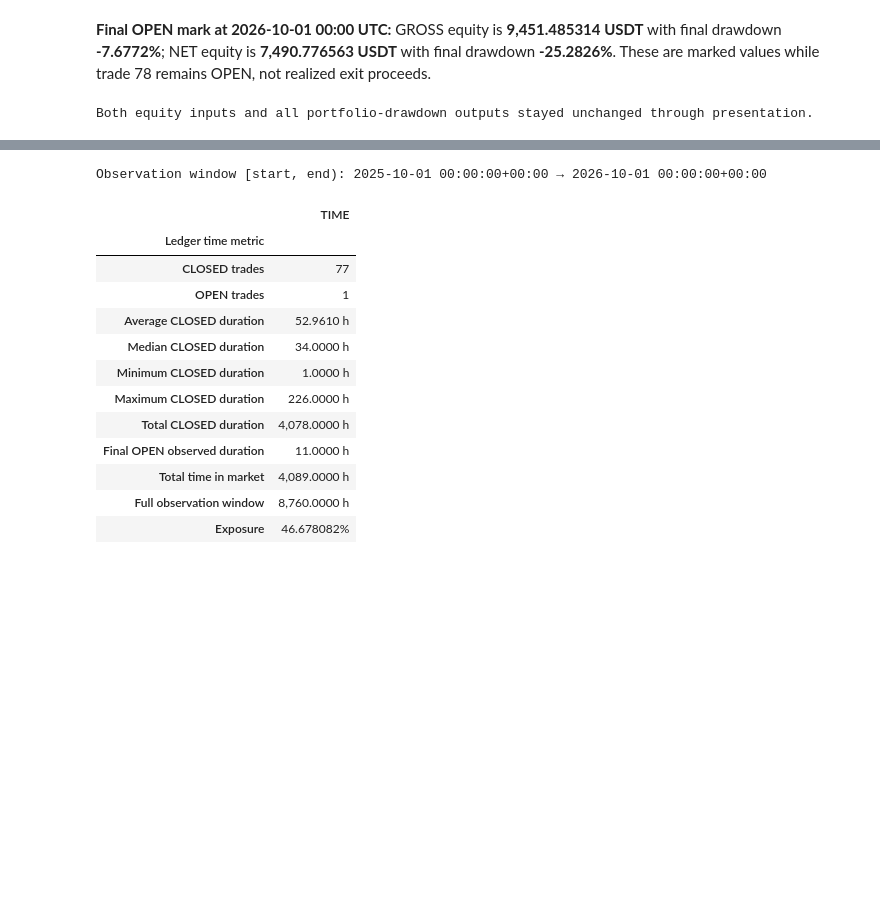
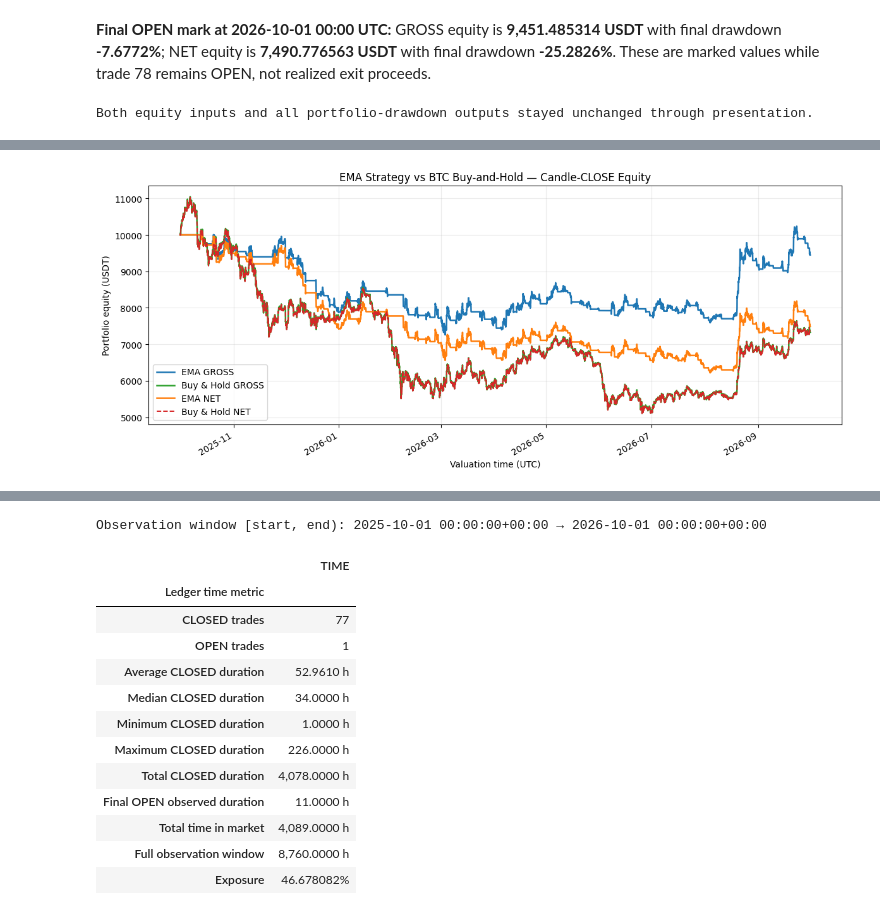
Before and after one commit to puckmandestroyer/trading-lab, a Jupyter notebook: notebooks/03_backtest_review.ipynb, the cells around one changed output, grey strips where cells are left out. Cells and saved outputs as stored; diff of their text form; code cells hidden in the pictures; blank space fills up the shorter version.

Commit message:
Add Stage 5.16 benchmark comparison

```diff
--- a/notebooks/03_backtest_review.ipynb
+++ b/notebooks/03_backtest_review.ipynb
@@ -1346,0 +1442,26 @@ Both equity inputs and all portfolio-drawdown outputs stayed unchanged through p
+# %%
+benchmark_relative = pd.DataFrame({
+    label: {
+        "EMA minus benchmark final equity (USDT)": (
+            benchmark_paths[f"EMA {label}"]["equity"].iloc[-1]
+            - benchmark_paths[f"Buy & Hold {label}"]["equity"].iloc[-1]
+        ),
+        "EMA minus benchmark total return (pp)": 100 * (
+            benchmark_total_returns[f"EMA {label}"] - benchmark_total_returns[f"Buy & Hold {label}"]
+        ),
+    }
+    for label in ["GROSS", "NET"]
+})
+display(benchmark_relative.style.format("{:+,.6f}"))
+display(Markdown(
+    f"Buy-and-Hold ends at **{gross_buy_hold_equity['equity'].iloc[-1]:,.6f} USDT GROSS** "
+    f"(**{benchmark_total_returns['Buy & Hold GROSS']:.6%}**) and "
+    f"**{net_buy_hold_equity['equity'].iloc[-1]:,.6f} USDT NET** "
+    f"(**{benchmark_total_returns['Buy & Hold NET']:.6%}**). "
+    "EMA also loses capital, but ends ahead by "
+    f"**{benchmark_relative.loc['EMA minus benchmark final equity (USDT)', 'GROSS']:,.6f} USDT GROSS** "
+    f"(**{benchmark_relative.loc['EMA minus benchmark total return (pp)', 'GROSS']:.6f} pp**) and "
+    f"**{benchmark_relative.loc['EMA minus benchmark final equity (USDT)', 'NET']:,.6f} USDT NET** "
+    f"(**{benchmark_relative.loc['EMA minus benchmark total return (pp)', 'NET']:.6f} pp**). "
+    "This is a relative advantage in one declining-BTC sample, not an absolute profit or a general claim."
+))
@@ -1346,0 +1480,20 @@ Both equity inputs and all portfolio-drawdown outputs stayed unchanged through p
+# %%
+fig, ax = plt.subplots(figsize=(12, 5))
+benchmark_plot_styles = {
+    "EMA GROSS": {"color": "tab:blue", "linewidth": 1.8},
+    "Buy & Hold GROSS": {"color": "tab:green", "linewidth": 1.8},
+    "EMA NET": {"color": "tab:orange", "linewidth": 1.8},
+    "Buy & Hold NET": {"color": "tab:red", "linewidth": 1.4, "linestyle": "--"},
+}
+for label, path in benchmark_paths.items():
+    ax.plot(path["valuation_time"], path["equity"], label=label, **benchmark_plot_styles[label])
+ax.set_title("EMA Strategy vs BTC Buy-and-Hold — Candle-CLOSE Equity")
+ax.set_xlabel("Valuation time (UTC)")
+ax.set_ylabel("Portfolio equity (USDT)")
+ax.grid(True, alpha=0.25)
+ax.legend()
+fig.autofmt_xdate()
+fig.tight_layout()
+plt.show()
+# %% [output]
+[figure, added]
```
Also changed, not shown: parts of 21 cells of this notebook, 6 other files.
